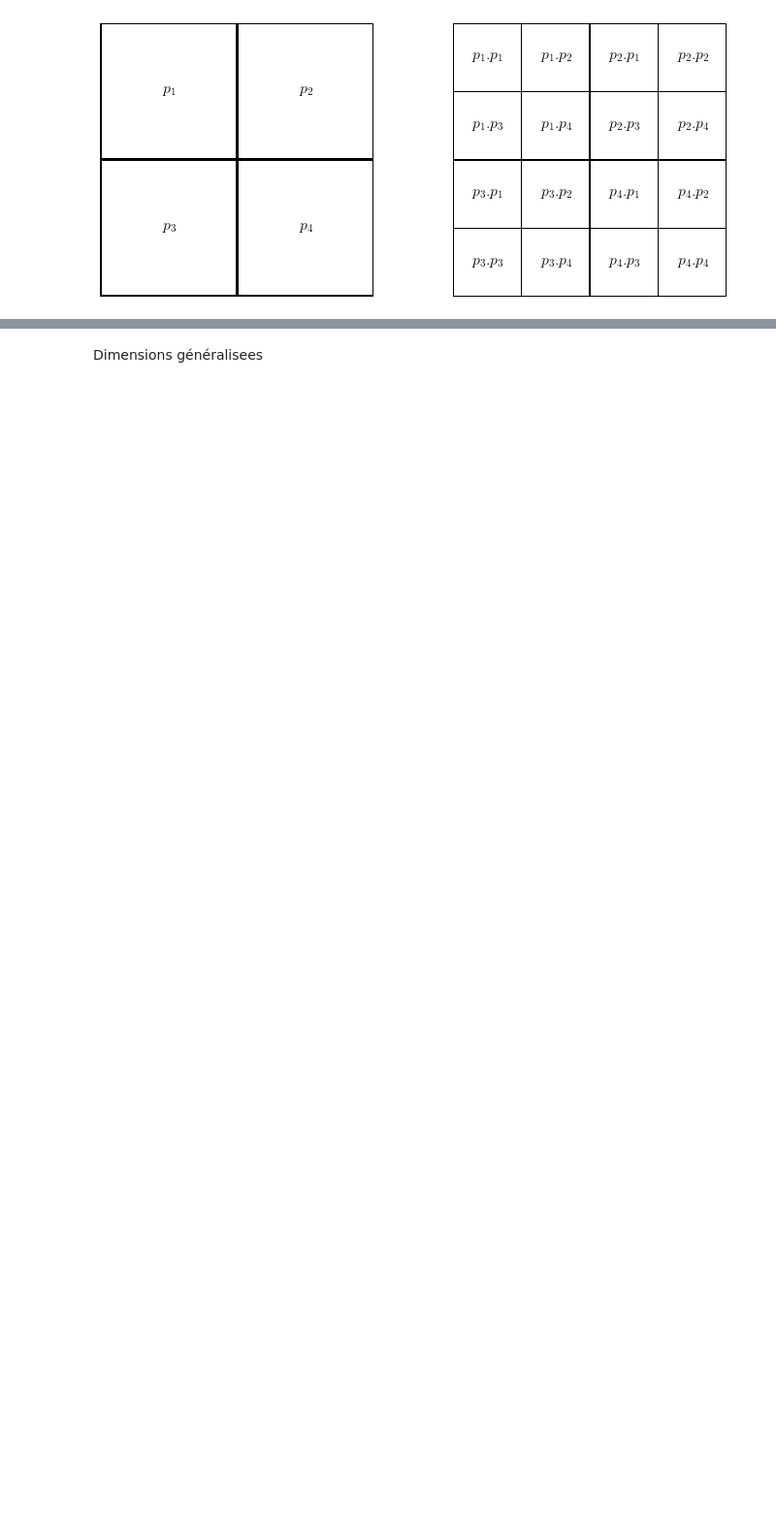
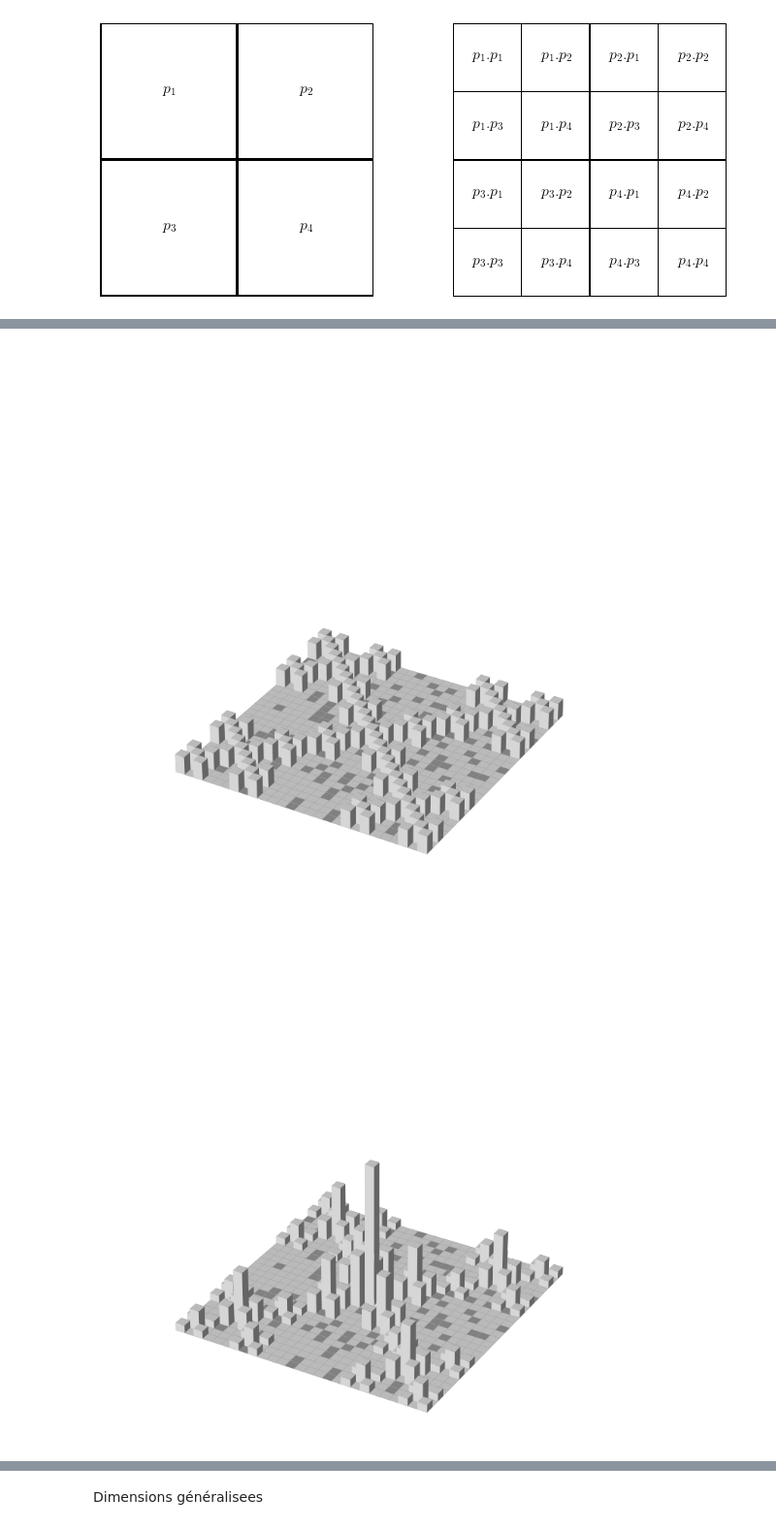
Before and after one commit to fsemecurbe/GWFA, a Jupyter notebook: image.ipynb, the cells around one changed output, grey strips where cells are left out. Shown at 97% size. Drawn from its saved outputs; the diff is of its cells as text; code cells hidden in the pictures; blank space fills up the shorter version.

```diff
--- a/image.ipynb
+++ b/image.ipynb
@@ -71,0 +116,17 @@ matplotlib.rcParams["figure.figsize"] =[20,20]
+# %%
+cass = [cas12, cas22, cas32]
+for i, cas in enumerate(cass):
+    fig = plt.figure()
+    fig.subplots_adjust(wspace=-0.7, hspace=-0.7)
+    fig.subplots_adjust(left=0, right=0.5, bottom=0, top=0.5)
+    ax1 = fig.add_subplot(111, projection='3d')
+    ax1.bar3d(X2.ravel(), Y2.ravel(), np.zeros(X2.size), 1, 1, cas.ravel(), '0.95')
+    ax1.set_axis_off()
+    ax1.set_zlim((0,limz2))
+    ax1.azim = -60
+    ax1.dist = 9
+    ax1.elev = 30
+    plt.savefig('cas2' + str(i)+ '.png')
+# %% [output]
+[figure, added]
+[figure, added]
```
Also changed, not shown: parts of 9 cells of this notebook.
